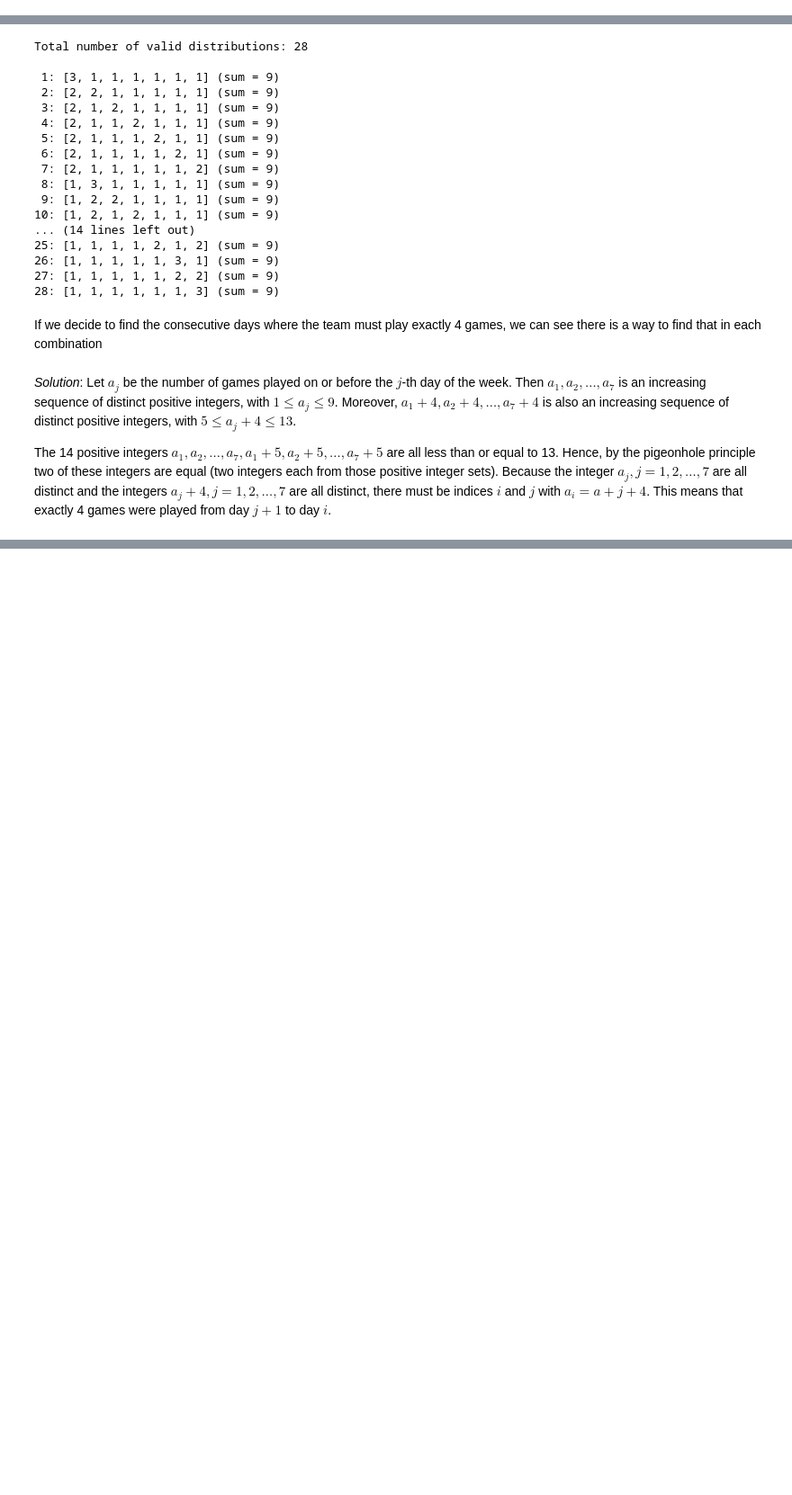
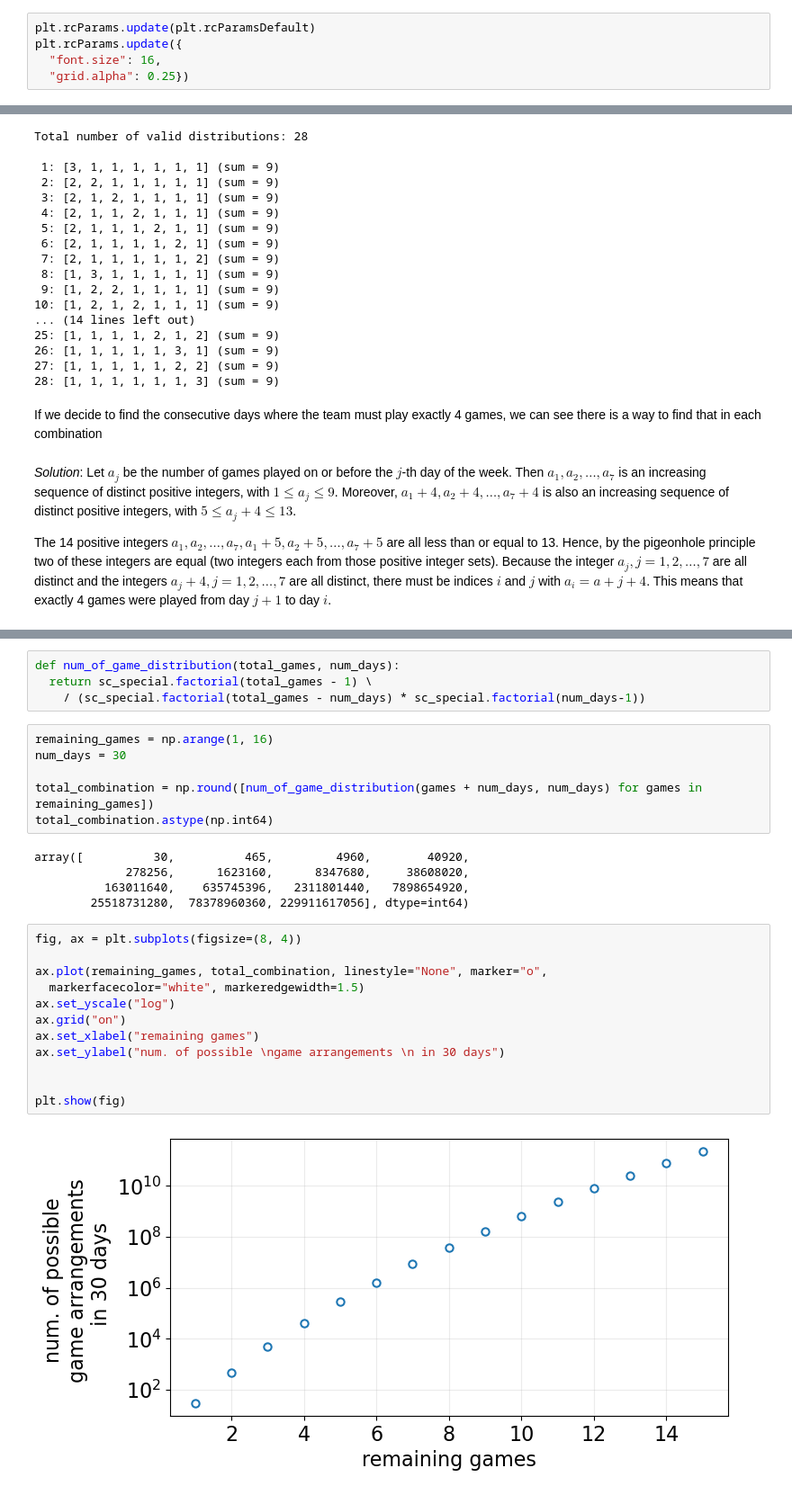
Before and after one commit to LugoBlogger/SI-251-4009-discrete-mathematics-2, a Jupyter notebook: programs/counting.ipynb, the cells around one changed output, grey strips where cells are left out. Shown at 90% size. Saved outputs shown, nothing was run; the diff lists cells and outputs as text; blank space fills up the shorter version.

```diff
--- a/programs/counting.ipynb
+++ b/programs/counting.ipynb
@@ -8,5 +10,10 @@ import numpy as np
 
 from itertools import combinations_with_replacement
+# %%
+plt.rcParams.update(plt.rcParamsDefault)
+plt.rcParams.update({
+  "font.size": 16,
+  "grid.alpha": 0.25})
 # %% [markdown]
 **Example 10**
 # %%
@@ -84,0 +121,29 @@ from day $j+1$ to day $i$.
+# %%
+def num_of_game_distribution(total_games, num_days):
+  return sc_special.factorial(total_games - 1) \
+    / (sc_special.factorial(total_games - num_days) * sc_special.factorial(num_days-1))
+# %%
+remaining_games = np.arange(1, 16)
+num_days = 30
+
+total_combination = np.round([num_of_game_distribution(games + num_days, num_days) for games in remaining_games])
+total_combination.astype(np.int64)
+# %% [output]
+array([          30,          465,         4960,        40920,
+             278256,      1623160,      8347680,     38608020,
+          163011640,    635745396,   2311801440,   7898654920,
+        25518731280,  78378960360, 229911617056], dtype=int64)
+# %%
+fig, ax = plt.subplots(figsize=(8, 4))
+
+ax.plot(remaining_games, total_combination, linestyle="None", marker="o",
+  markerfacecolor="white", markeredgewidth=1.5)
+ax.set_yscale("log")
+ax.grid("on")
+ax.set_xlabel("remaining games")
+ax.set_ylabel("num. of possible \ngame arrangements \n in 30 days")
+
+
+plt.show(fig)
+# %% [output]
+[figure, added]
```
Also changed, not shown: parts of 3 cells of this notebook, 1 other file.
